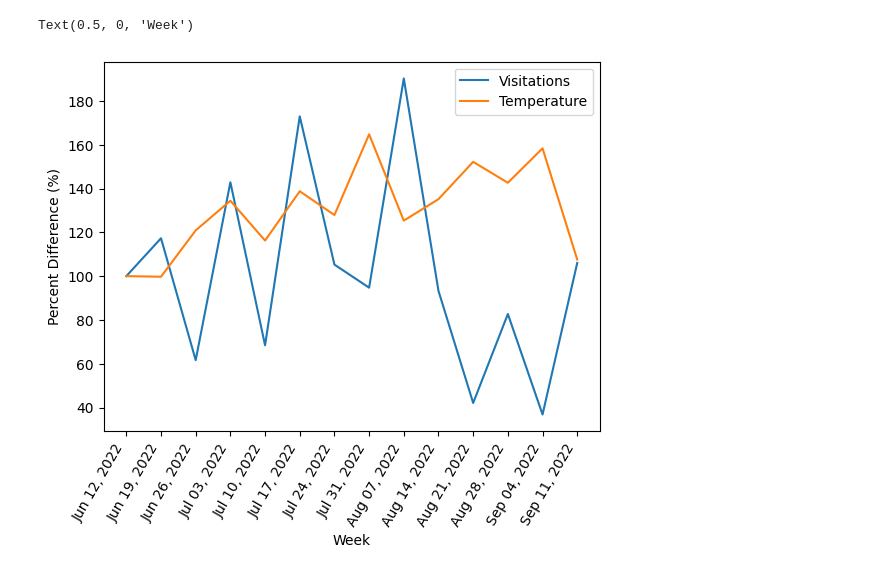
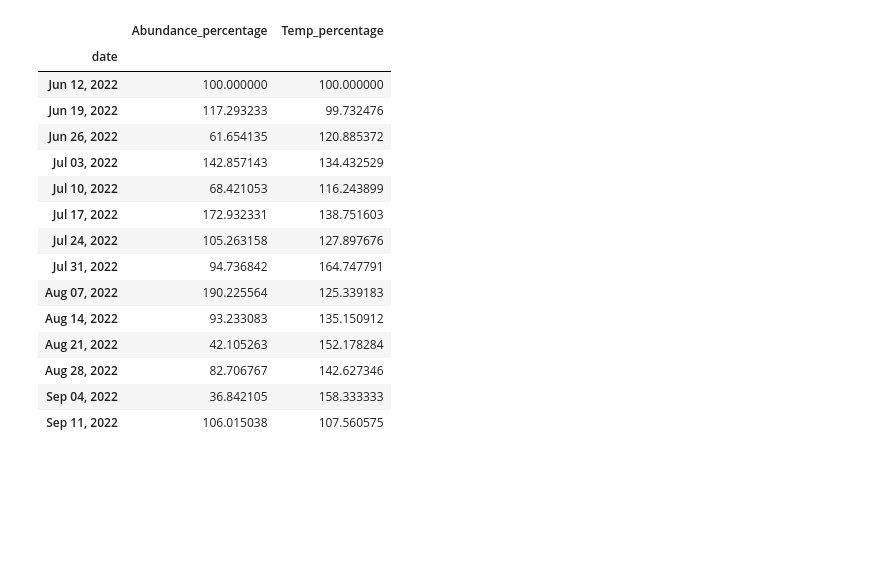
Before and after one commit to lizard777/CPSC_3430_project, a Jupyter notebook: Group_Project.ipynb, the cells around one changed output. Drawn from its saved outputs; the diff is of its cells as text; code cells hidden in the pictures; blank space fills up the shorter version.

```diff
--- a/Group_Project.ipynb
+++ b/Group_Project.ipynb
@@ -160,10 +126,0 @@ df_mean.index = df_mean.index.strftime("%b %d, %Y")
-# %%
-fig, ax = plt.subplots()
-ax.plot(df_mean.index, df_mean['Abundance_percentage'], df_mean['Temp_percentage'])
-plt.xticks(rotation = 60, horizontalalignment='right')
-ax.legend(['Visitations', 'Temperature'])
-ax.set_ylabel('Percent Difference (%)')
-ax.set_xlabel('Week')
-# %% [output]
-Text(0.5, 0, 'Week')
-[figure, removed]
@@ -169,0 +143,19 @@ Text(0.5, 0, 'Week')
+# %%
+df_mean
+# %% [output]
+|  | Abundance_percentage | Temp_percentage |
+| date |  |  |
+| Jun 12, 2022 | 100.000000 | 100.000000 |
+| Jun 19, 2022 | 117.293233 | 99.732476 |
+| Jun 26, 2022 | 61.654135 | 120.885372 |
+| Jul 03, 2022 | 142.857143 | 134.432529 |
+| Jul 10, 2022 | 68.421053 | 116.243899 |
+| Jul 17, 2022 | 172.932331 | 138.751603 |
+| Jul 24, 2022 | 105.263158 | 127.897676 |
+| Jul 31, 2022 | 94.736842 | 164.747791 |
+| Aug 07, 2022 | 190.225564 | 125.339183 |
+| Aug 14, 2022 | 93.233083 | 135.150912 |
+| Aug 21, 2022 | 42.105263 | 152.178284 |
+| Aug 28, 2022 | 82.706767 | 142.627346 |
+| Sep 04, 2022 | 36.842105 | 158.333333 |
+| Sep 11, 2022 | 106.015038 | 107.560575 |
```
Also changed, not shown: parts of 25 cells of this notebook.
